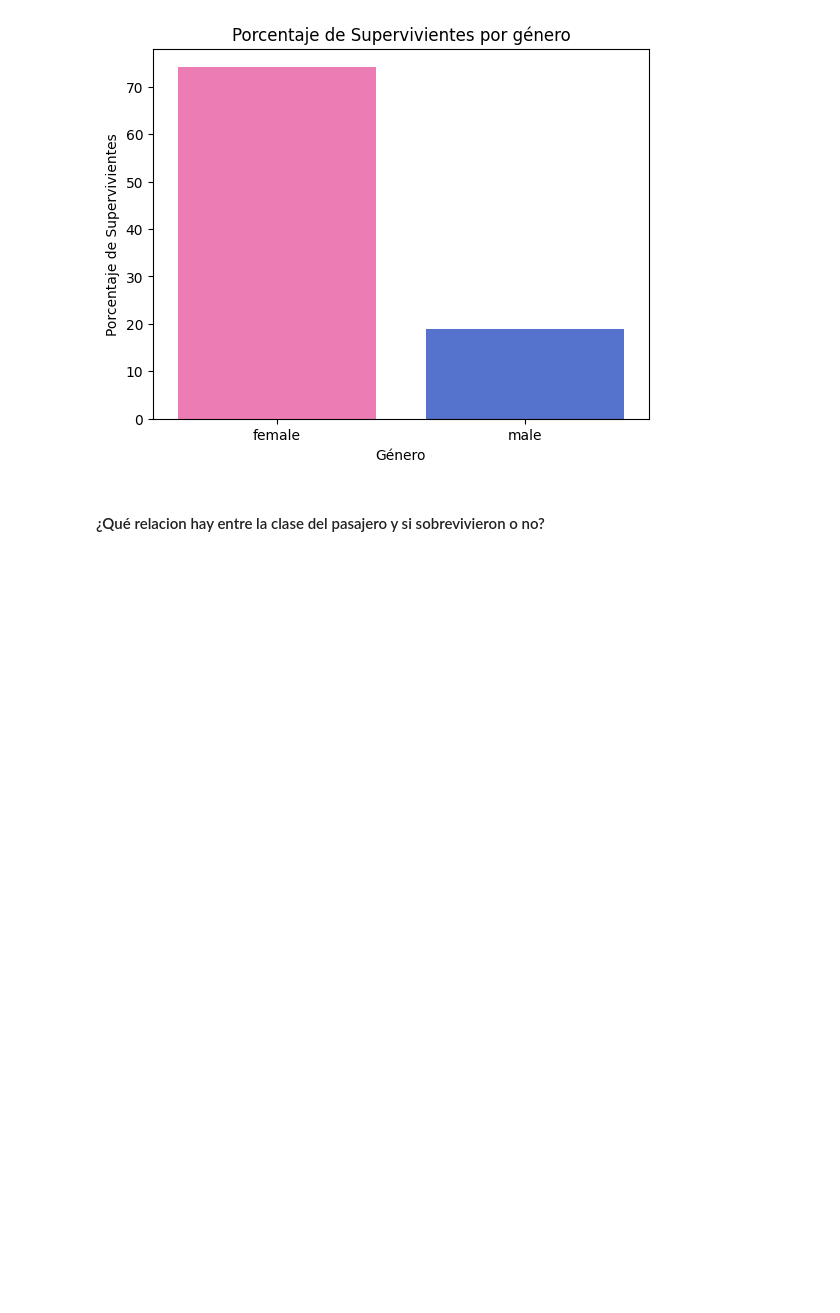
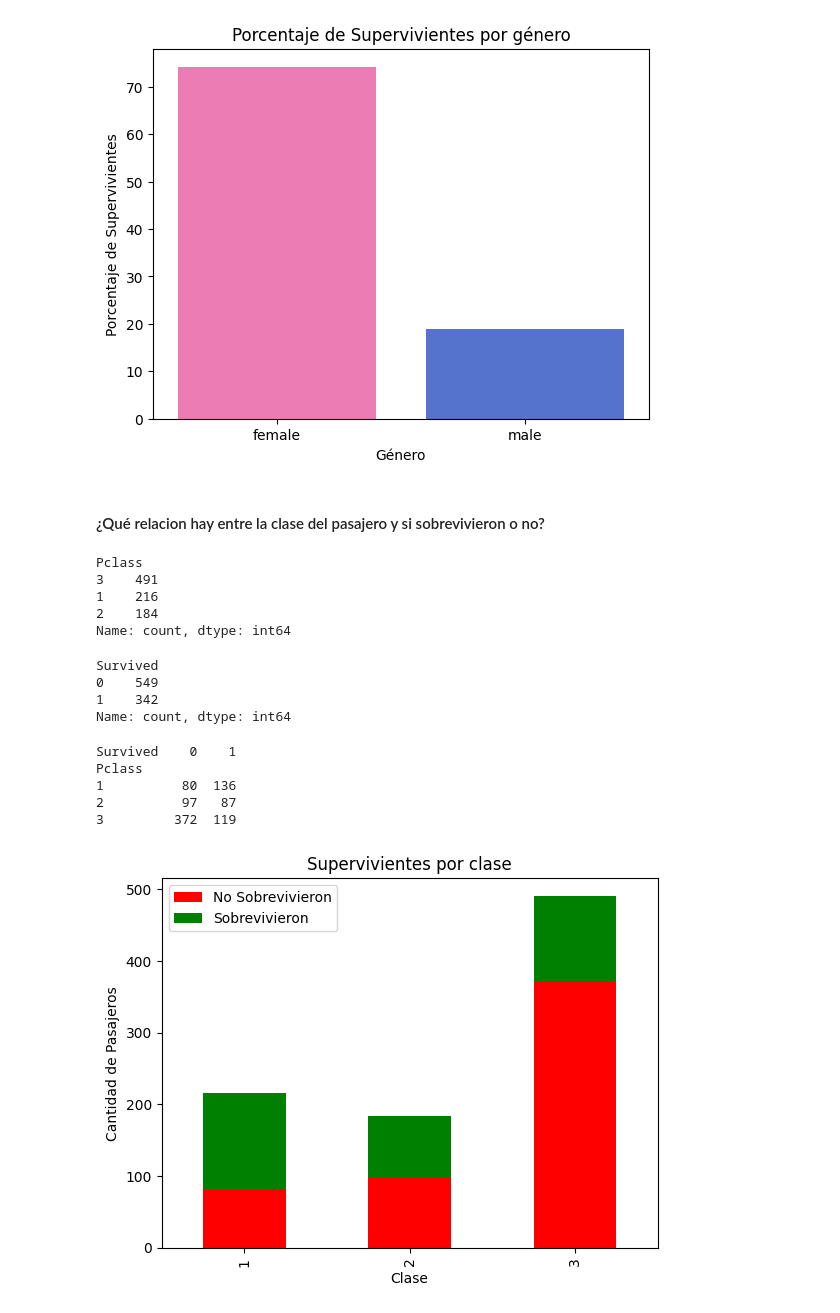
Before and after one commit to JaimeVecina/Ejercicio_Titanic_Proyecto, a Jupyter notebook: Ejercicio_Titanic.ipynb, the cells around one changed output. Drawn from its saved outputs; the diff is of its cells as text; code cells hidden in the pictures; blank space fills up the shorter version.

```diff
--- a/Ejercicio_Titanic.ipynb
+++ b/Ejercicio_Titanic.ipynb
@@ -292,3 +292,39 @@ plt.show()
 [figure]
 # %% [markdown]
 #### ¿Qué relacion hay entre la clase del pasajero y si sobrevivieron o no?
+# %%
+df['Pclass'].value_counts()
+# %% [output]
+Pclass
+3    491
+1    216
+2    184
+Name: count, dtype: int64
+# %%
+df['Survived'].value_counts()
+# %% [output]
+Survived
+0    549
+1    342
+Name: count, dtype: int64
+# %%
+# Primero hay que agrupar la columna clase y supervivientes
+Superviviente_por_clase = df.groupby(['Pclass', 'Survived']).size().unstack()
+print(Superviviente_por_clase)
+# %% [output]
+Survived    0    1
+Pclass
+1          80  136
+2          97   87
+3         372  119
+# %%
+Superviviente_por_clase.plot(kind='bar', stacked=True, color=['red', 'green'])
+# Creamos el grafico de barras, creando una legenda para distinguir a los que sobrevivieron
+
+plt.xlabel('Clase')
+plt.ylabel('Cantidad de Pasajeros')
+plt.title('Supervivientes por clase')
+plt.legend(['No Sobrevivieron', 'Sobrevivieron'])
+plt.show()
+# %% [output]
+[figure, added]
```
Also changed, not shown: parts of 14 cells of this notebook.
